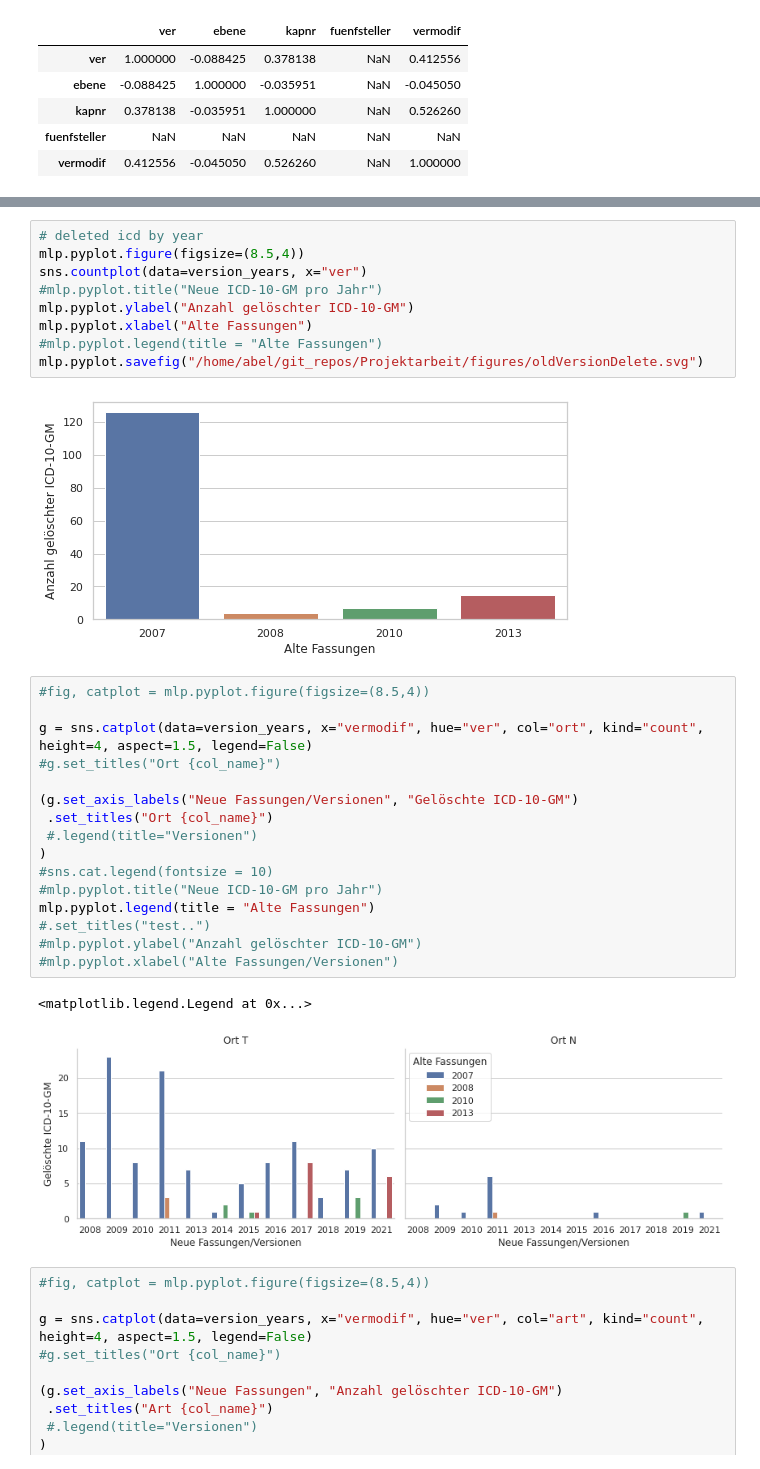
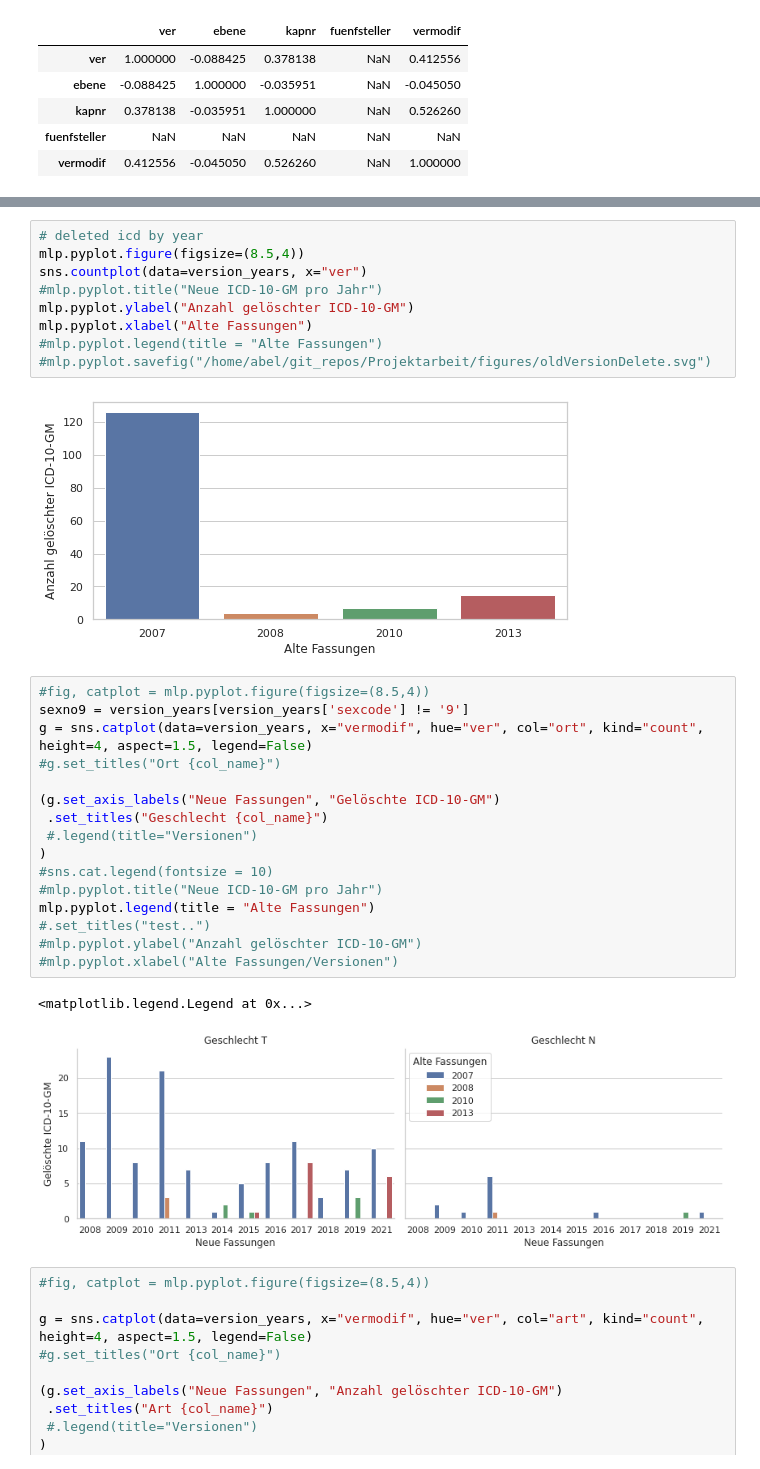
Before and after one commit to ahodelin/Projektarbeit, a Jupyter notebook: analysis/jupyter_notbook/analysing_old_icd_by_year.ipynb, the cells around one changed output, grey strips where cells are left out. Saved outputs shown, nothing was run; the diff lists cells and outputs as text.

```diff
--- a/analysis/jupyter_notbook/analysing_old_icd_by_year.ipynb
+++ b/analysis/jupyter_notbook/analysing_old_icd_by_year.ipynb
@@ -47,28 +47,28 @@ sns.countplot(data=version_years, x="ver")
 mlp.pyplot.ylabel("Anzahl gelöschter ICD-10-GM")
 mlp.pyplot.xlabel("Alte Fassungen")
 #mlp.pyplot.legend(title = "Alte Fassungen")
-mlp.pyplot.savefig("/home/abel/git_repos/Projektarbeit/figures/oldVersionDelete.svg")
+#mlp.pyplot.savefig("/home/abel/git_repos/Projektarbeit/figures/oldVersionDelete.svg")
 # %% [output]
 [figure]
 # %%
 #fig, catplot = mlp.pyplot.figure(figsize=(8.5,4))
-
+sexno9 = version_years[version_years['sexcode'] != '9']
 g = sns.catplot(data=version_years, x="vermodif", hue="ver", col="ort", kind="count",  height=4, aspect=1.5, legend=False)
 #g.set_titles("Ort {col_name}")
 
-(g.set_axis_labels("Neue Fassungen/Versionen", "Gelöschte ICD-10-GM")
- .set_titles("Ort {col_name}")
+(g.set_axis_labels("Neue Fassungen", "Gelöschte ICD-10-GM")
+ .set_titles("Geschlecht {col_name}")
  #.legend(title="Versionen")
 )
 #sns.cat.legend(fontsize = 10)
 #mlp.pyplot.title("Neue ICD-10-GM pro Jahr")
 mlp.pyplot.legend(title = "Alte Fassungen")
 #.set_titles("test..")
 #mlp.pyplot.ylabel("Anzahl gelöschter ICD-10-GM")
 #mlp.pyplot.xlabel("Alte Fassungen/Versionen")
 # %% [output]
 <matplotlib.legend.Legend at 0x...>
-[figure, old version]
+[figure, new version]
 # %%
 #fig, catplot = mlp.pyplot.figure(figsize=(8.5,4))
 
```
Also changed, not shown: parts of 5 cells of this notebook, 5 other files.
